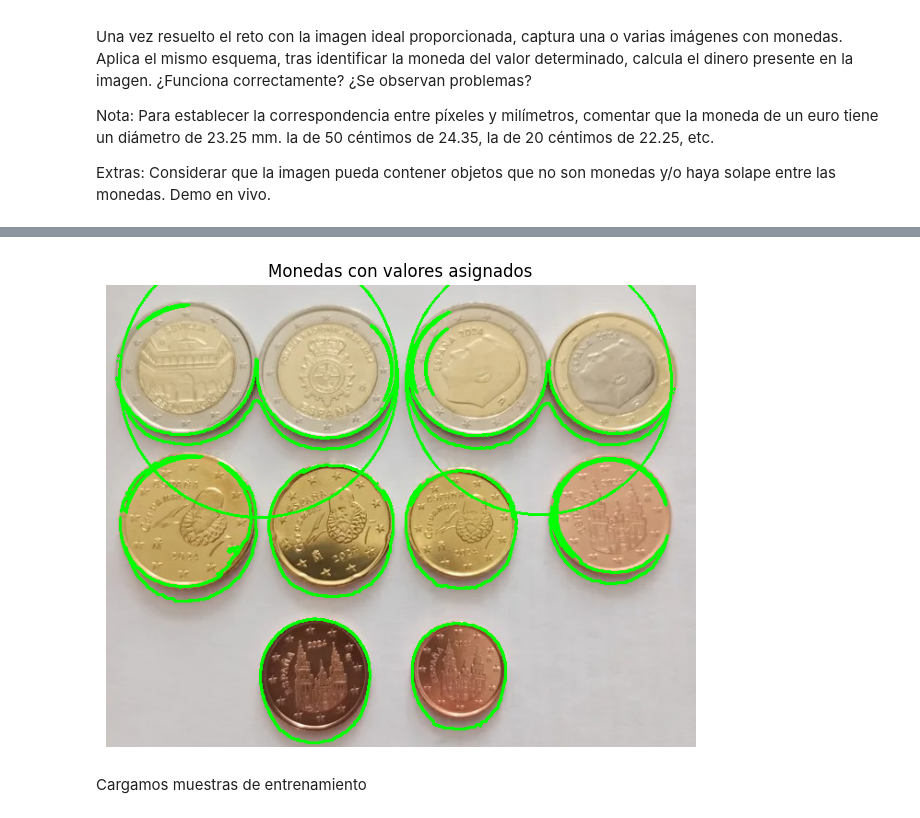
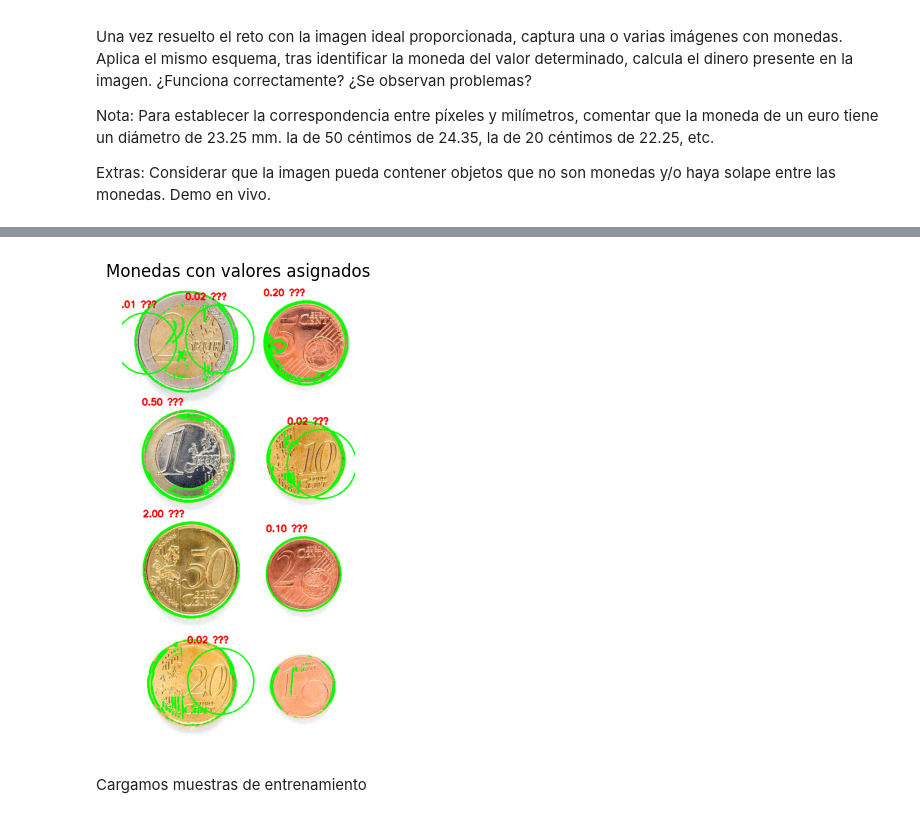
Before and after one commit to ByLucky5/VC_P3, a Jupyter notebook: VC_P3.ipynb, the cells around one changed output, grey strips where cells are left out. Cells and saved outputs as stored; diff of their text form; code cells hidden in the pictures.

Commit message:
Monedas Raul y readme

```diff
--- a/VC_P3.ipynb
+++ b/VC_P3.ipynb
@@ -18,9 +227,9 @@ Extras: Considerar que la imagen pueda contener objetos que no son monedas y/o h
 # %%
 # --- Carga imagen ---
-#img = cv2.imread('Monedas.jpg')
+img = cv2.imread('Monedas.jpg')
 #img = cv2.imread('monedas2.webp')
 #img = cv2.imread('monedas3.jpg')
-img = cv2.imread('monedas4.jpg')
+#img = cv2.imread('monedas4.jpg')
 #img = cv2.imread('monedasjuntas.jpg') mal
 #img = cv2.imread('monedas5.webp') mal
 img_gris = cv2.cvtColor(img, cv2.COLOR_BGR2GRAY)
@@ -85,34 +294,34 @@ monedas_detectadas = []
 for x, y, r in circulos_filtrados:
     # Proporción respecto al radio máximo
     propor = r / r_max
     # Inicializamos con valor aproximado
     valor = 0.01
     min_dif = float('inf')
     # Buscamos la moneda más cercana según diámetro proporcional
     for v, d in diametros_mm.items():
         # Relaciona diámetro con proporción
         d_rel = d / diametros_mm[2.00]
         dif = abs(propor - d_rel)
         if dif < min_dif:
             min_dif = dif
             valor = v
     monedas_detectadas.append((x, y, r, valor))
 
 # --- Dibuja círculos y valores sobre la imagen ---
 for x, y, r, valor in monedas_detectadas:
     cv2.circle(img_rgb, (int(x), int(y)), int(r), (0, 255, 0), 2)
     cv2.putText(img_rgb, f"{valor:.2f} €",
                 (int(x - r), int(y - r - 10)),
                 cv2.FONT_HERSHEY_SIMPLEX, 0.6, (255, 0, 0), 2)
 
 # --- Muestra resultado ---
 plt.figure(figsize=(8,6))
 plt.axis("off")
 plt.imshow(img_rgb)
 plt.title("Monedas con valores asignados")
 plt.show()
 # %% [output]
-[figure, old version]
+[figure, new version]
 # %% [markdown]
 Cargamos muestras de entrenamiento
 # %%
```
Also changed, not shown: parts of 6 cells of this notebook, 9 other files.
